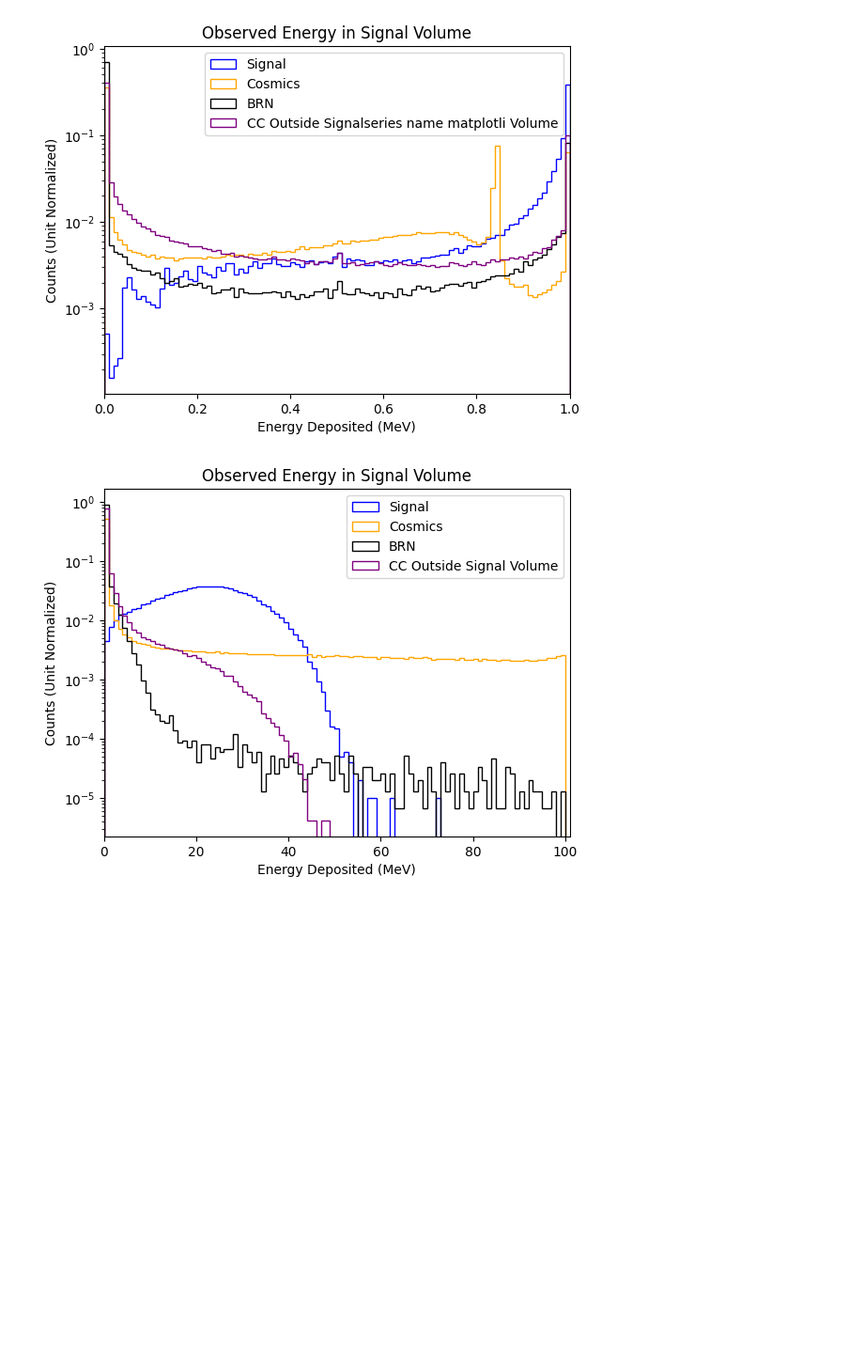
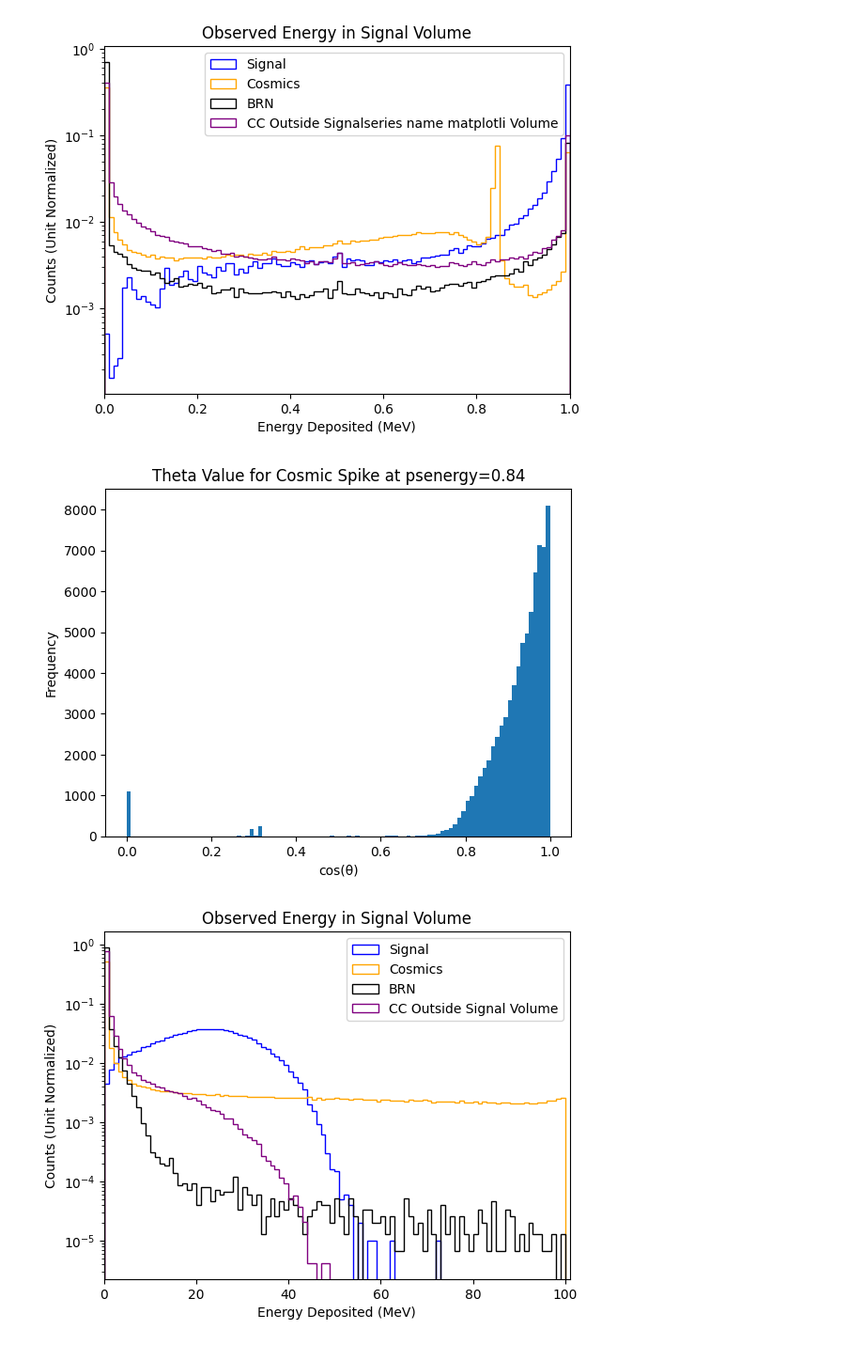
Before and after one commit to vaccarojohn/SNeNDSim, a Jupyter notebook: detectorsim/selection_analysis/paper_plots.ipynb, the cells around one changed output. Shown at 94% size. Drawn from its saved outputs; the diff is of its cells as text; code cells hidden in the pictures; blank space fills up the shorter version.

Commit message:
Update plots

```diff
--- a/detectorsim/selection_analysis/paper_plots.ipynb
+++ b/detectorsim/selection_analysis/paper_plots.ipynb
@@ -66,6 +66,20 @@ plt.legend()
 plt.show()
 # %% [output]
 [figure]
+# %%
+cosmics_spike = (cosmics_segment_data['psenergy'] > 0.83) & (cosmics_segment_data['psenergy'] < 0.85)
+
+bins = np.arange(0, 1.01, 0.01)
+plt.hist(cosmics_segment_data['theta'][cosmics_spike], bins=bins)
+
+# Axis labels
+plt.xlabel('cos(θ)')
+plt.ylabel('Frequency')
+plt.title('Theta Value for Cosmic Spike at psenergy=0.84')
+
+plt.show()
+# %% [output]
+[figure, added]
 # %%
 # Energy deposited in signal volume per event
 
```
Also changed, not shown: parts of 1 cell of this notebook, 11 other files.
